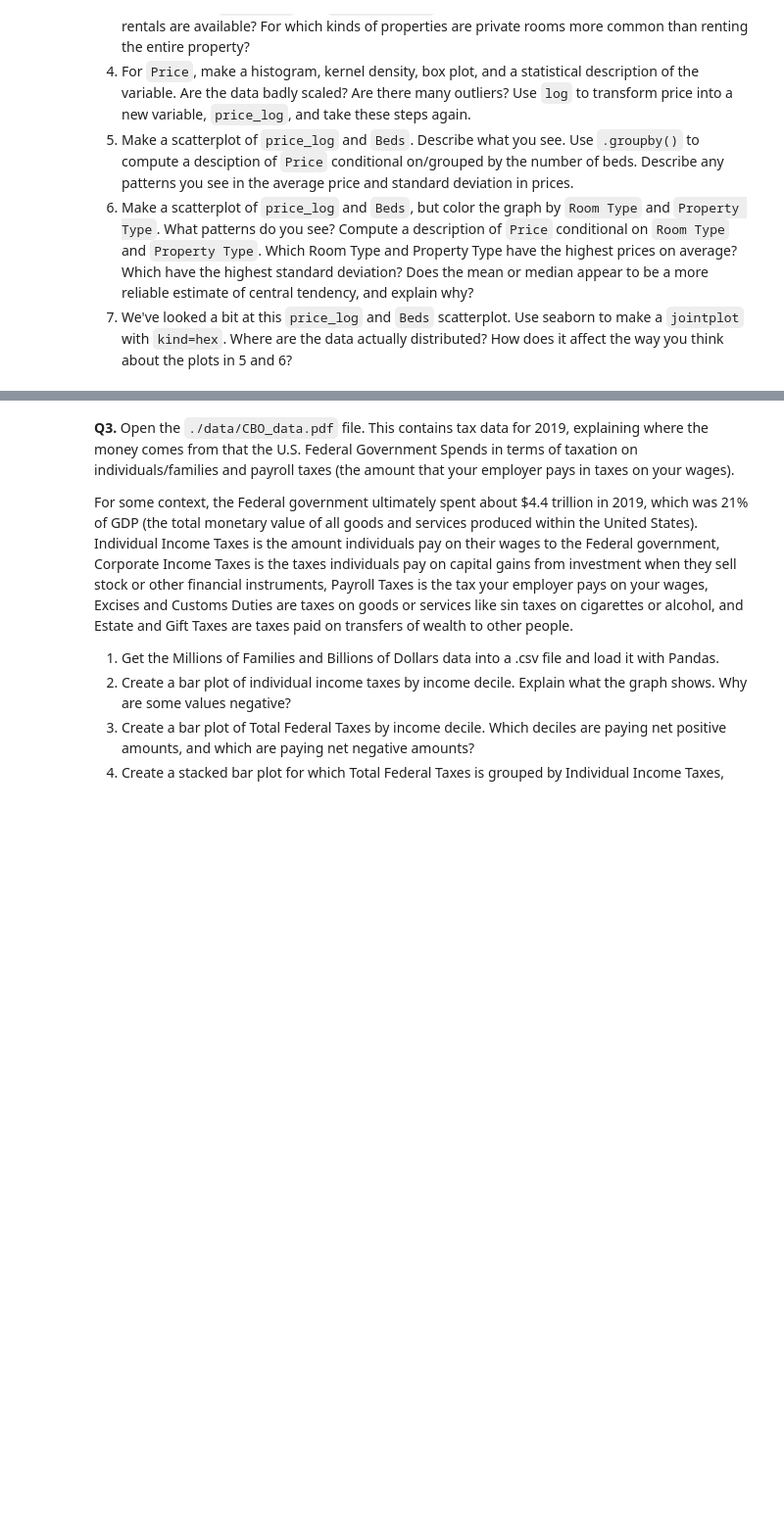
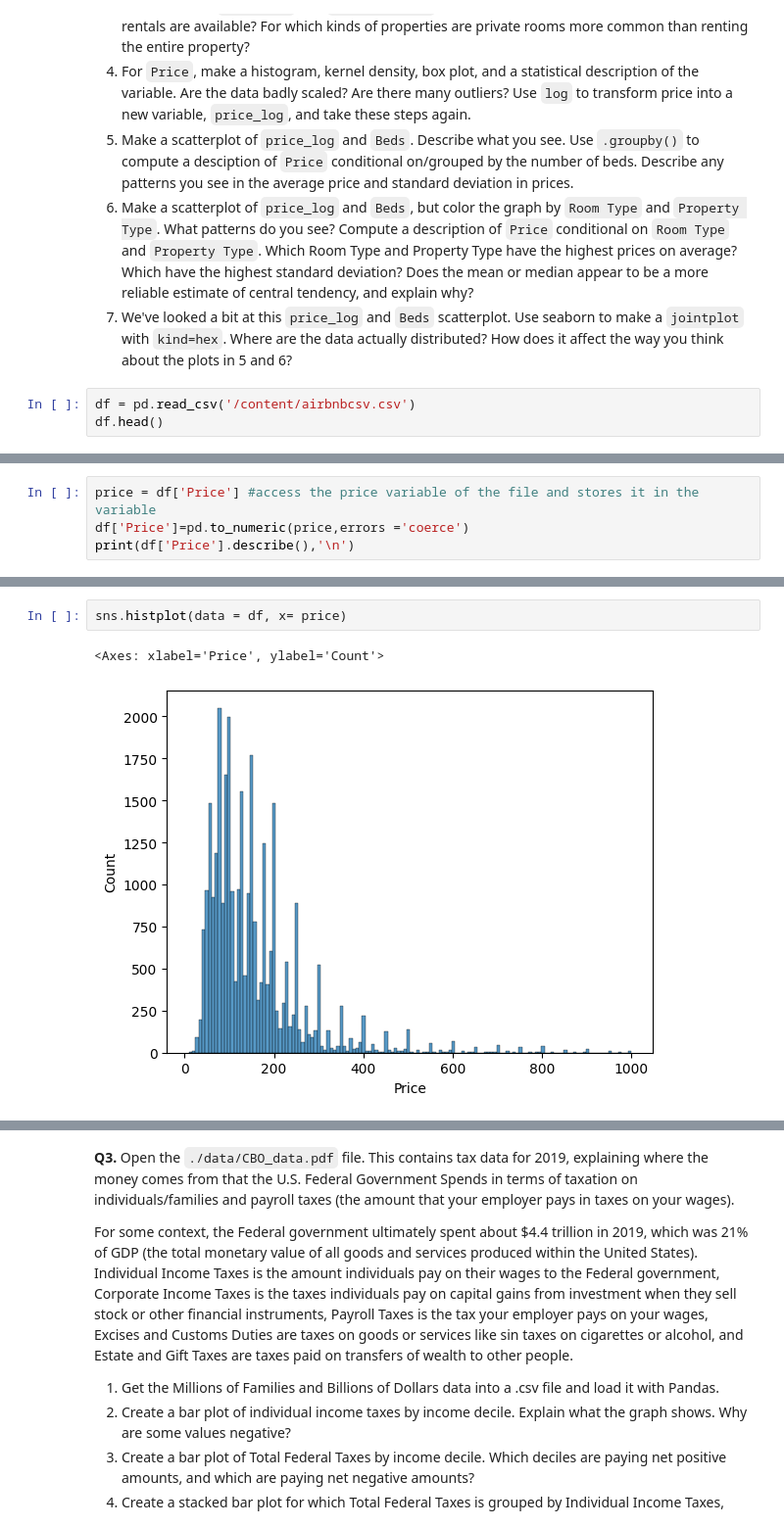
Before and after one commit to cwynne12/visualization, a Jupyter notebook: assignment/assignment.ipynb, the cells around one changed output, grey strips where cells are left out. Shown at 98% size. Cells and saved outputs as stored; diff of their text form; blank space fills up the shorter version.

```diff
--- a/assignment/assignment.ipynb
+++ b/assignment/assignment.ipynb
@@ -225,3 +233,6 @@ This plot shows us a positive correlation for 4-year institutions between aid va
   5. Make a scatterplot of `price_log` and `Beds`. Describe what you see. Use `.groupby()` to compute a desciption of `Price` conditional on/grouped by the number of beds. Describe any patterns you see in the average price and standard deviation in prices.
   6. Make a scatterplot of `price_log` and `Beds`, but color the graph by `Room Type` and `Property Type`. What patterns do you see? Compute a description of `Price` conditional on `Room Type` and `Property Type`. Which Room Type and Property Type have the highest prices on average? Which have the highest standard deviation? Does the mean or median appear to be a more reliable estimate of central tendency, and explain why?
   7. We've looked a bit at this `price_log` and `Beds` scatterplot. Use seaborn to make a `jointplot` with `kind=hex`. Where are the data actually distributed? How does it affect the way you think about the plots in 5 and 6?
+# %%
+df = pd.read_csv('/content/airbnbcsv.csv')
+df.head()
@@ -227,0 +260,4 @@ This plot shows us a positive correlation for 4-year institutions between aid va
+# %%
+price = df['Price'] #access the price variable of the file and stores it in the variable
+df['Price']=pd.to_numeric(price,errors ='coerce')
+print(df['Price'].describe(),'\n')
@@ -227,0 +274,5 @@ This plot shows us a positive correlation for 4-year institutions between aid va
+# %%
+sns.histplot(data = df, x= price)
+# %% [output]
+<Axes: xlabel='Price', ylabel='Count'>
+[figure, added]
```
Also changed, not shown: parts of 11 cells of this notebook.
